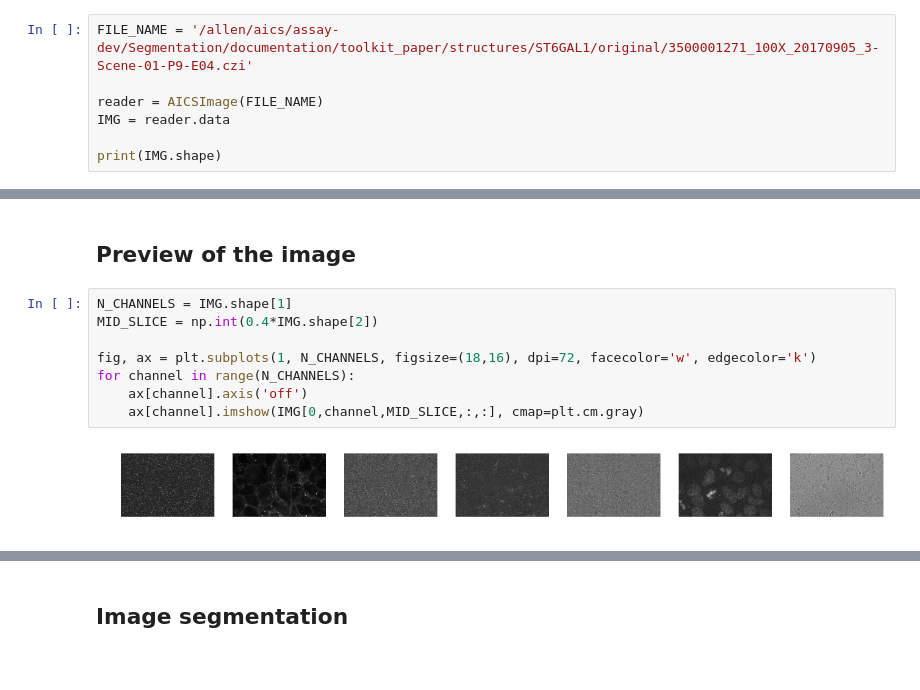
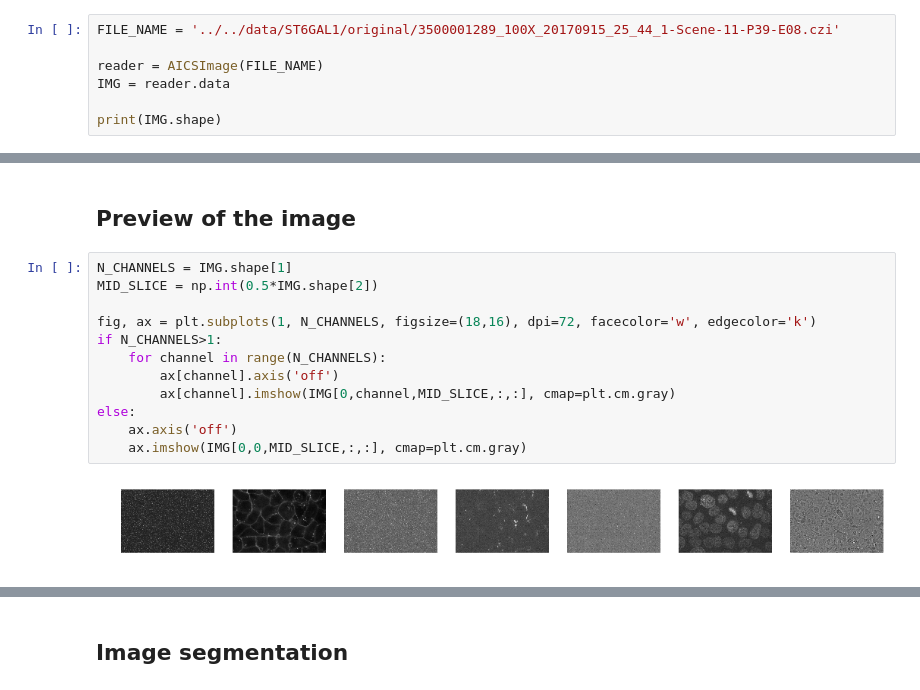
Before and after one commit to AllenInstitute/aics-segmentation, a Jupyter notebook: lookup_table_demo/playground_st6gal1.ipynb, the cells around one changed output, grey strips where cells are left out. Saved outputs shown, nothing was run; the diff lists cells and outputs as text.

```diff
--- a/lookup_table_demo/playground_st6gal1.ipynb
+++ b/lookup_table_demo/playground_st6gal1.ipynb
@@ -40,7 +40,7 @@ from aicssegmentation.core.MO_threshold import MO
 # %% [markdown]
 ## Loading the data
 # %%
-FILE_NAME = '/allen/aics/assay-dev/Segmentation/documentation/toolkit_paper/structures/ST6GAL1/original/3500001271_100X_20170905_3-Scene-01-P9-E04.czi'
+FILE_NAME = '../../data/ST6GAL1/original/3500001289_100X_20170915_25_44_1-Scene-11-P39-E08.czi'
 
 reader = AICSImage(FILE_NAME)
 IMG = reader.data
@@ -53,11 +53,15 @@ Using a non-tuple sequence for multidimensional indexing is deprecated; use `arr
 ## Preview of the image
 # %%
 N_CHANNELS = IMG.shape[1]
-MID_SLICE = np.int(0.4*IMG.shape[2])
+MID_SLICE = np.int(0.5*IMG.shape[2])
 
 fig, ax = plt.subplots(1, N_CHANNELS, figsize=(18,16), dpi=72, facecolor='w', edgecolor='k')
-for channel in range(N_CHANNELS):
-    ax[channel].axis('off')
-    ax[channel].imshow(IMG[0,channel,MID_SLICE,:,:], cmap=plt.cm.gray)
+if N_CHANNELS>1:
+    for channel in range(N_CHANNELS):
+        ax[channel].axis('off')
+        ax[channel].imshow(IMG[0,channel,MID_SLICE,:,:], cmap=plt.cm.gray)
+else:
+    ax.axis('off')
+    ax.imshow(IMG[0,0,MID_SLICE,:,:], cmap=plt.cm.gray)
 # %% [output]
-[figure, old version]
+[figure, new version]
```
Also changed, not shown: parts of 20 cells of this notebook, 40 other files.
